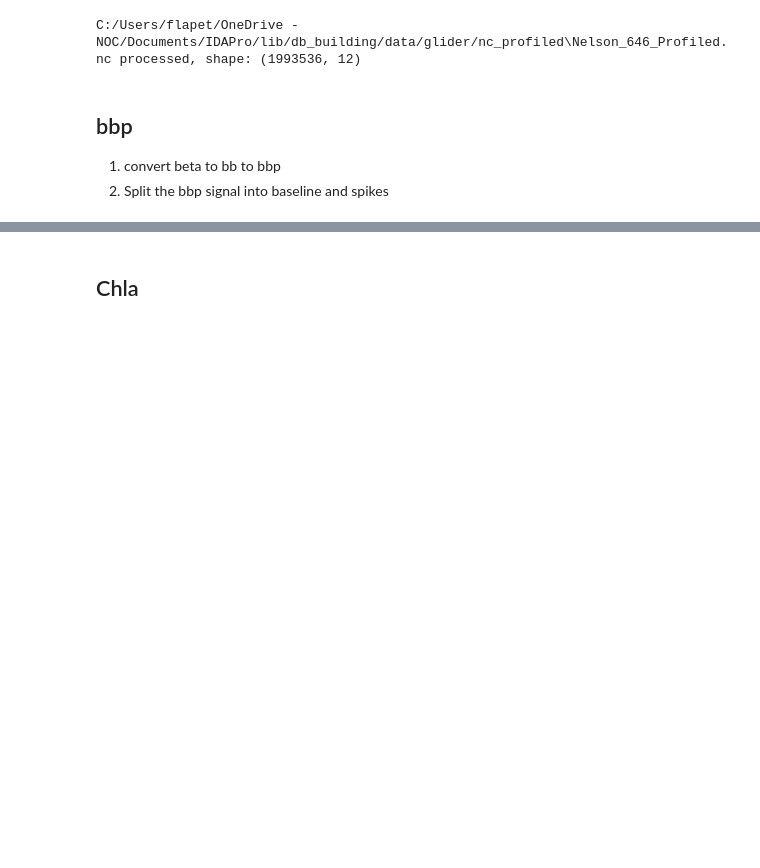
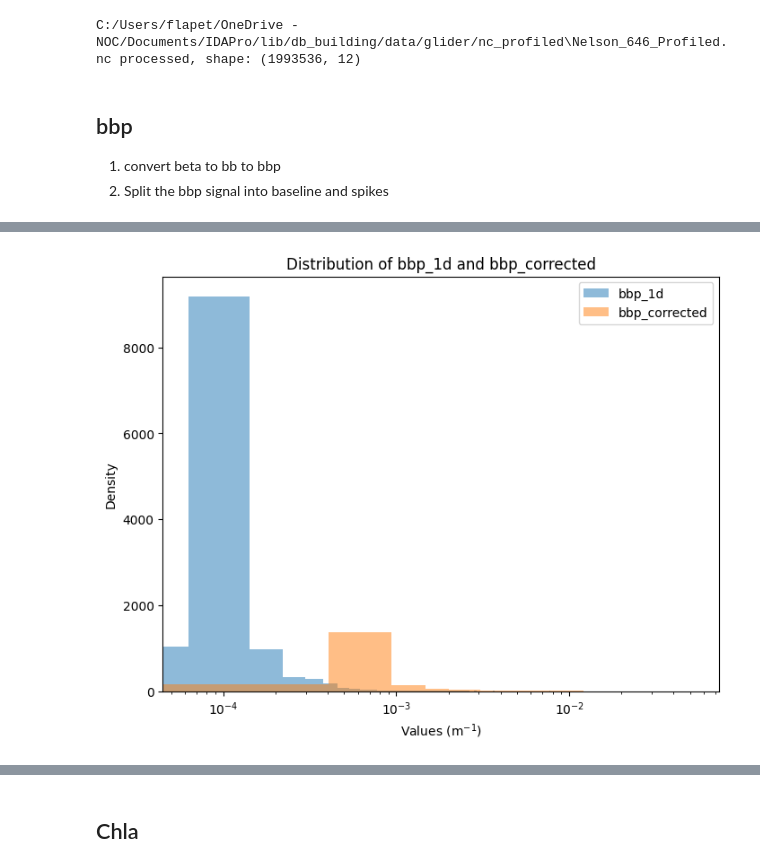
Before and after one commit to Flavi1P/risc_glider_demo, a Jupyter notebook: Scripts/Python/bio_optic_processing.ipynb, the cells around one changed output, grey strips where cells are left out. Saved outputs shown, nothing was run; the diff lists cells and outputs as text; code cells hidden in the pictures; blank space fills up the shorter version.

```diff
--- a/Scripts/Python/bio_optic_processing.ipynb
+++ b/Scripts/Python/bio_optic_processing.ipynb
@@ -143,0 +149,17 @@ plt.show()
+# %%
+# Filter out NaN values for plotting
+bbp_1d_filtered = bbp_1d[~np.isnan(bbp_1d)]
+bbp_corrected_filtered = bbp_corrected[~np.isnan(bbp_corrected)]
+
+# Plot the distribution curves
+fig, ax = plt.subplots(figsize=(8, 6))
+ax.hist(bbp_1d_filtered, bins=100, alpha=0.5, label='bbp_1d', density=True)
+ax.hist(bbp_corrected_filtered, bins=100, alpha=0.5, label='bbp_corrected', density=True)
+ax.set_xscale('log')  # Set x-axis to log scale
+ax.set_title('Distribution of bbp_1d and bbp_corrected')
+ax.set_xlabel('Values (m$^{-1}$)')
+ax.set_ylabel('Density')
+ax.legend()
+plt.show()
+# %% [output]
+[figure, added]
```
Also changed, not shown: parts of 11 cells of this notebook.
